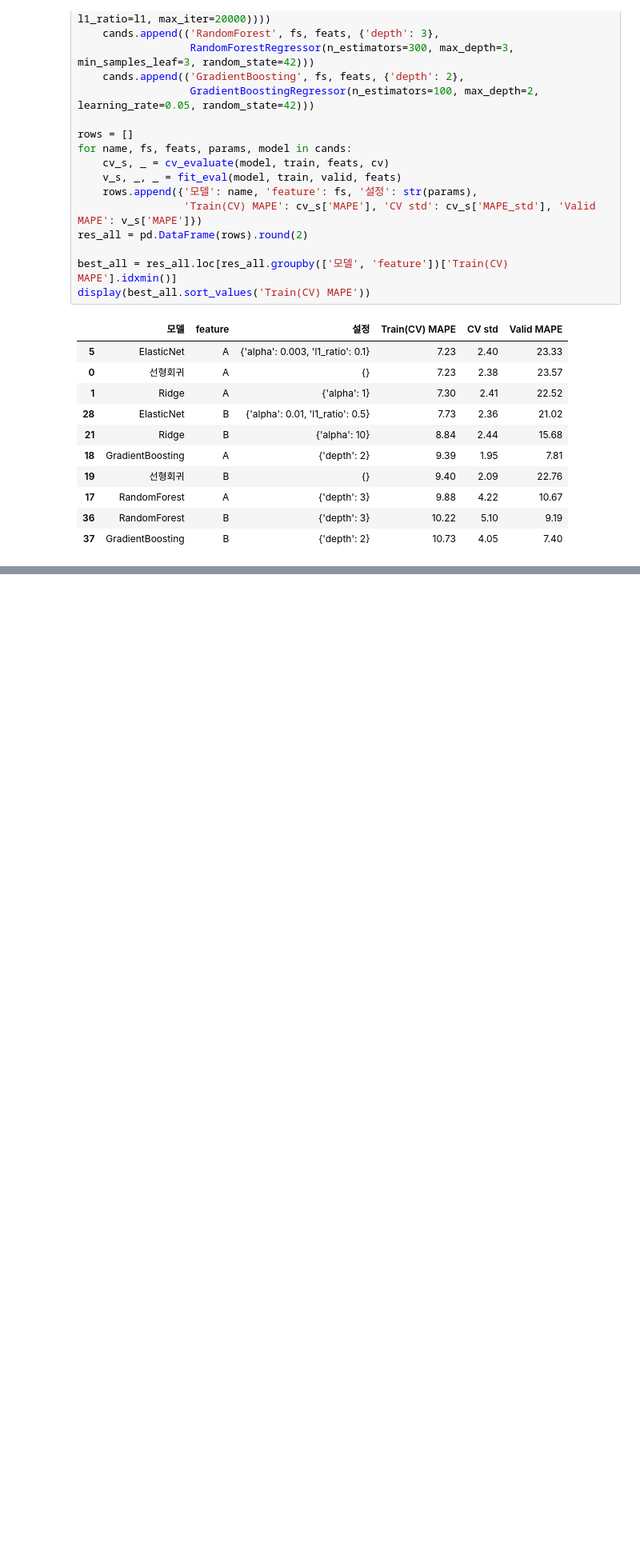
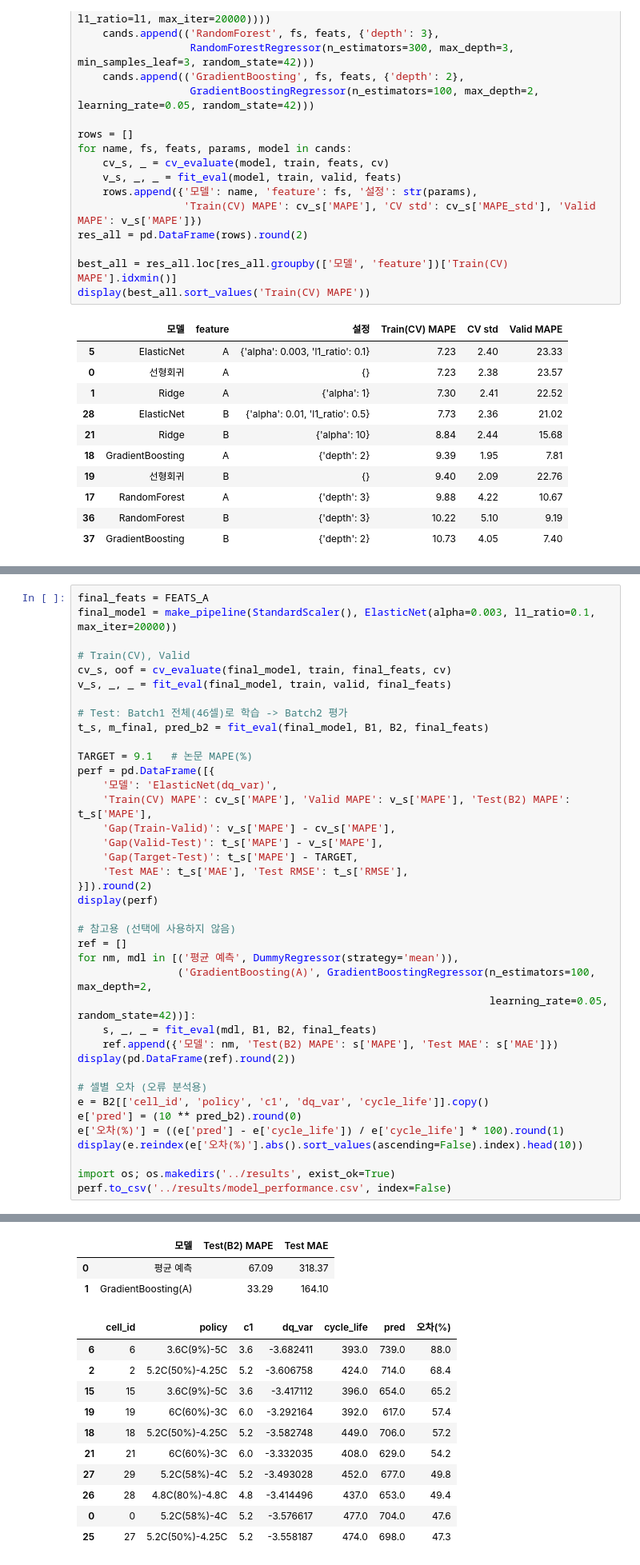
Before and after one commit to bae-bong/ess-battery-project, a Jupyter notebook: notebooks/03_modeling.ipynb, the cells around one changed output, grey strips where cells are left out. Shown at 80% size. Cells and saved outputs as stored; diff of their text form; blank space fills up the shorter version.

Commit message:
feat: 최종 모델 Batch2 평가 및 성능 표 저장

```diff
--- a/notebooks/03_modeling.ipynb
+++ b/notebooks/03_modeling.ipynb
@@ -197,0 +240,40 @@ display(best_all.sort_values('Train(CV) MAPE'))
+# %%
+final_feats = FEATS_A
+final_model = make_pipeline(StandardScaler(), ElasticNet(alpha=0.003, l1_ratio=0.1, max_iter=20000))
+
+# Train(CV), Valid
+cv_s, oof = cv_evaluate(final_model, train, final_feats, cv)
+v_s, _, _ = fit_eval(final_model, train, valid, final_feats)
+
+# Test: Batch1 전체(46셀)로 학습 -> Batch2 평가
+t_s, m_final, pred_b2 = fit_eval(final_model, B1, B2, final_feats)
+
+TARGET = 9.1   # 논문 MAPE(%)
+perf = pd.DataFrame([{
+    '모델': 'ElasticNet(dq_var)',
+    'Train(CV) MAPE': cv_s['MAPE'], 'Valid MAPE': v_s['MAPE'], 'Test(B2) MAPE': t_s['MAPE'],
+    'Gap(Train-Valid)': v_s['MAPE'] - cv_s['MAPE'],
+    'Gap(Valid-Test)': t_s['MAPE'] - v_s['MAPE'],
+    'Gap(Target-Test)': t_s['MAPE'] - TARGET,
+    'Test MAE': t_s['MAE'], 'Test RMSE': t_s['RMSE'],
+}]).round(2)
+display(perf)
+
+# 참고용 (선택에 사용하지 않음)
+ref = []
+for nm, mdl in [('평균 예측', DummyRegressor(strategy='mean')),
+                ('GradientBoosting(A)', GradientBoostingRegressor(n_estimators=100, max_depth=2,
+                                                                  learning_rate=0.05, random_state=42))]:
+    s, _, _ = fit_eval(mdl, B1, B2, final_feats)
+    ref.append({'모델': nm, 'Test(B2) MAPE': s['MAPE'], 'Test MAE': s['MAE']})
+display(pd.DataFrame(ref).round(2))
+
+# 셀별 오차 (오류 분석용)
+e = B2[['cell_id', 'policy', 'c1', 'dq_var', 'cycle_life']].copy()
+e['pred'] = (10 ** pred_b2).round(0)
+e['오차(%)'] = ((e['pred'] - e['cycle_life']) / e['cycle_life'] * 100).round(1)
+display(e.reindex(e['오차(%)'].abs().sort_values(ascending=False).index).head(10))
+
+import os; os.makedirs('../results', exist_ok=True)
+perf.to_csv('../results/model_performance.csv', index=False)
+# %% [output]
@@ -197,0 +282,14 @@ display(best_all.sort_values('Train(CV) MAPE'))
+|  | 모델 | Test(B2) MAPE | Test MAE |
+| 0 | 평균 예측 | 67.09 | 318.37 |
+| 1 | GradientBoosting(A) | 33.29 | 164.10 |
+|  | cell_id | policy | c1 | dq_var | cycle_life | pred | 오차(%) |
+| 6 | 6 | 3.6C(9%)-5C | 3.6 | -3.682411 | 393.0 | 739.0 | 88.0 |
+| 2 | 2 | 5.2C(50%)-4.25C | 5.2 | -3.606758 | 424.0 | 714.0 | 68.4 |
+| 15 | 15 | 3.6C(9%)-5C | 3.6 | -3.417112 | 396.0 | 654.0 | 65.2 |
+| 19 | 19 | 6C(60%)-3C | 6.0 | -3.292164 | 392.0 | 617.0 | 57.4 |
+| 18 | 18 | 5.2C(50%)-4.25C | 5.2 | -3.582748 | 449.0 | 706.0 | 57.2 |
+| 21 | 21 | 6C(60%)-3C | 6.0 | -3.332035 | 408.0 | 629.0 | 54.2 |
+| 27 | 29 | 5.2C(58%)-4C | 5.2 | -3.493028 | 452.0 | 677.0 | 49.8 |
+| 26 | 28 | 4.8C(80%)-4.8C | 4.8 | -3.414496 | 437.0 | 653.0 | 49.4 |
+| 0 | 0 | 5.2C(58%)-4C | 5.2 | -3.576617 | 477.0 | 704.0 | 47.6 |
+| 25 | 27 | 5.2C(50%)-4.25C | 5.2 | -3.558187 | 474.0 | 698.0 | 47.3 |
```
Also changed, not shown: parts of 5 cells of this notebook, 4 other files.
